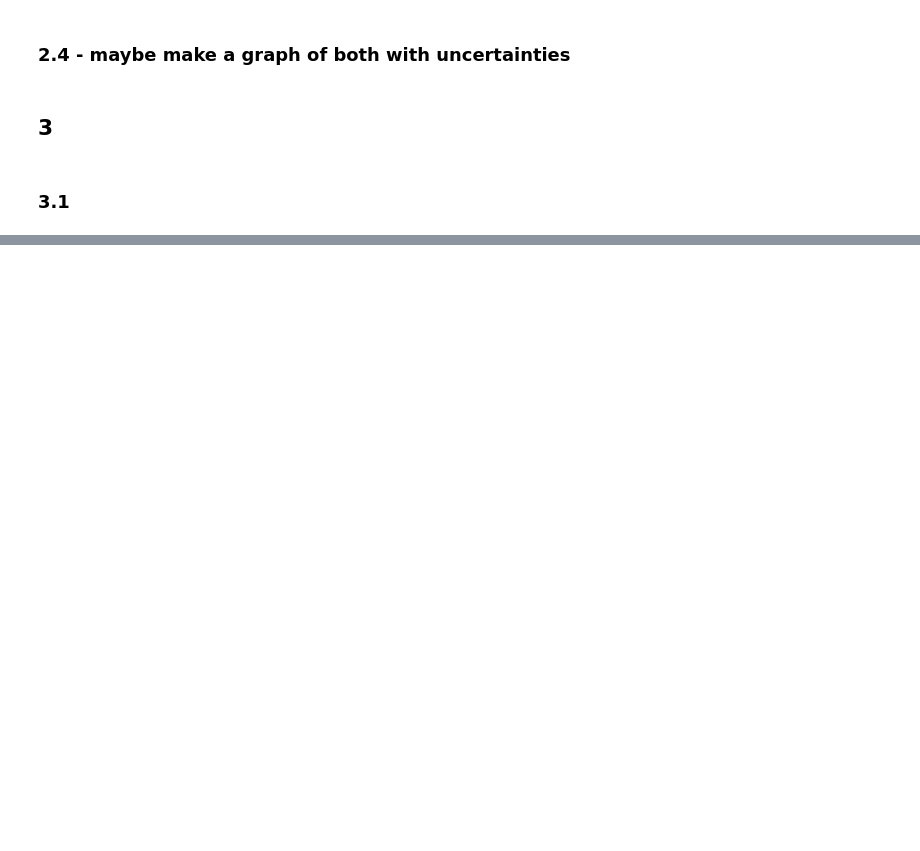
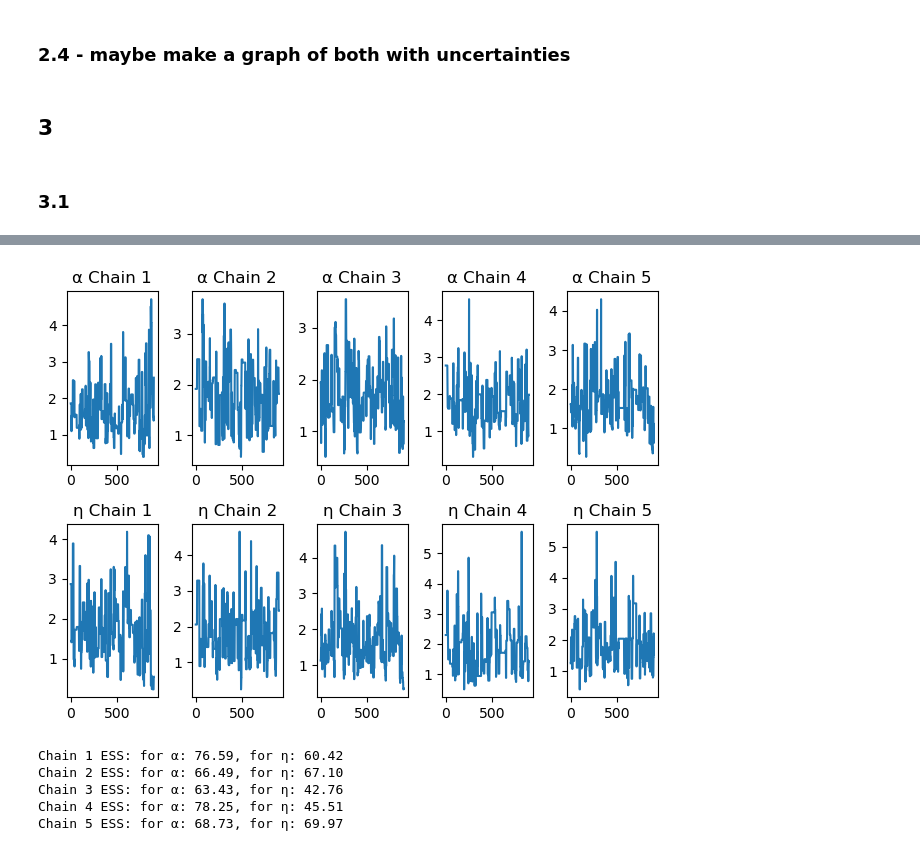
Before and after one commit to markoMedved/Mathematics2-HW, a Jupyter notebook: MCMC/solution.ipynb, the cells around one changed output, grey strips where cells are left out. Saved outputs shown, nothing was run; the diff lists cells and outputs as text; code cells hidden in the pictures; blank space fills up the shorter version.

```diff
--- a/MCMC/solution.ipynb
+++ b/MCMC/solution.ipynb
@@ -268,6 +294,9 @@ def print_mean_and_var(data, initial, proposal,iterations=10000,burn_in = 1000,
     print(f"Mean of η: {np.mean(eta_samples):.4f}")
     print(f"Variance of α: {np.var(alpha_samples):.4f}")
     print(f"Variance of η: {np.var(eta_samples):.4f}")
+
+
+    return samples
 # %%
 data = np.array([0.3, 0.5, 0.75, 0.4])
 initial = [1.0, 1.0]
@@ -282,10 +311,14 @@ covariances = [
     np.array([[0.1, 0.08], [0.08, 0.1]])
 ]
 
+samples_all = []
+
 for cov in covariances:
     print("------------------")
     print("Covariance:\n", cov)
-    print_mean_and_var(data, initial, normal_proposal_fn, cov=cov)
+    samples = print_mean_and_var(data, initial, normal_proposal_fn, cov=cov)
+
+    samples_all.append(samples)
 
 
 print("------------------")
@@ -339,9 +368,45 @@ Variance of η: 0.5419
 # %%
-def exp_proposal_fn():
+def exponential_proposal_fn():
     def proposal(current):
-        alpha, eta = current
-        u1, u2 = np.random.rand(2)
-        alpha_new = -alpha * np.log(u1)
-        eta_new = -eta * np.log(u2)
-        return np.array([alpha_new, eta_new])
+        alpha_curr, eta_curr = current
+        alpha_prop = -alpha_curr * np.log(np.random.rand())
+        eta_prop = -eta_curr * np.log(np.random.rand())
+        return np.array([alpha_prop, eta_prop])
     return proposal
+# %%
+import matplotlib.pyplot as plt
+
+def run_chains(n_chains=5, iterations=1000, burn_in=100, seed=42):
+    np.random.seed(seed)
+    data = np.array([0.3, 0.5, 0.75, 0.4])
+    all_samples = []
+
+    for chain_id in range(n_chains):
+        initial = np.random.uniform(0.5, 2, size=2)
+        samples = metropolis_hastings(
+            log_posterior,
+            initial,
+            exponential_proposal_fn(),
+            iterations,
+            data,
+            use_asymmetric=True
+        )
+        samples = samples[burn_in:]
+        all_samples.append(samples)
+
+        # Plot trace
+        plt.subplot(2, n_chains, chain_id + 1)
+        plt.plot(samples[:, 0])
+        plt.title(f"α Chain {chain_id+1}")
+
+        plt.subplot(2, n_chains, chain_id + 1 + n_chains)
+        plt.plot(samples[:, 1])
+        plt.title(f"η Chain {chain_id+1}")
+
+    plt.tight_layout()
+    plt.show()
+    return all_samples
+
+chains = run_chains()
+# %% [output]
+[figure, added]
@@ -347,0 +430,12 @@ def exp_proposal_fn():
+# %%
+for i, samples in enumerate(chains):
+    alpha, eta = samples[:, 0], samples[:, 1]
+    ess_alpha = effective_sample_size(alpha)
+    ess_eta = effective_sample_size(eta)
+    print(f"Chain {i+1} ESS: for α: {ess_alpha:.2f}, for η: {ess_eta:.2f}")
+# %% [output]
+Chain 1 ESS: for α: 76.59, for η: 60.42
+Chain 2 ESS: for α: 66.49, for η: 67.10
+Chain 3 ESS: for α: 63.43, for η: 42.76
+Chain 4 ESS: for α: 78.25, for η: 45.51
+Chain 5 ESS: for α: 68.73, for η: 69.97
```
Also changed, not shown: parts of 7 cells of this notebook.
